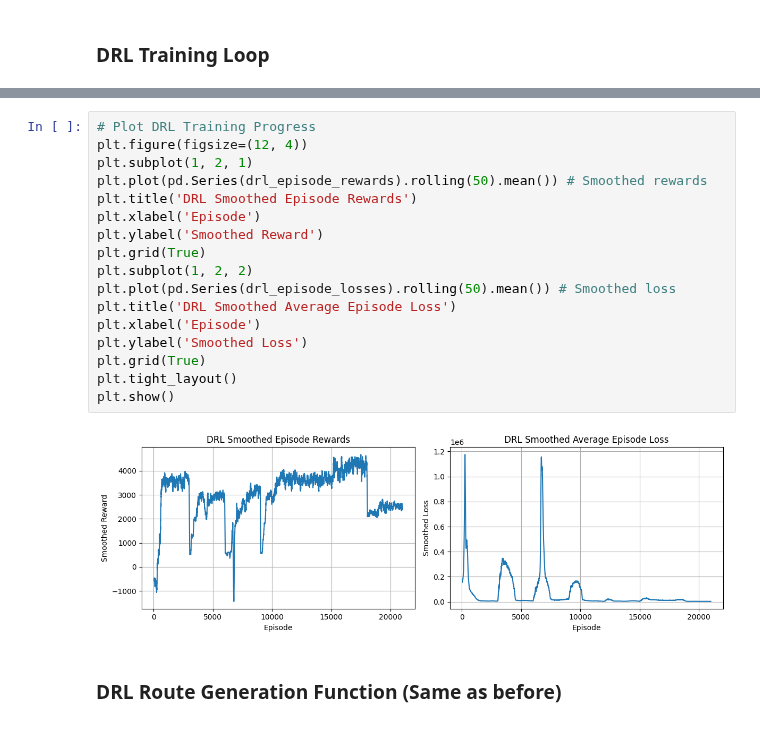
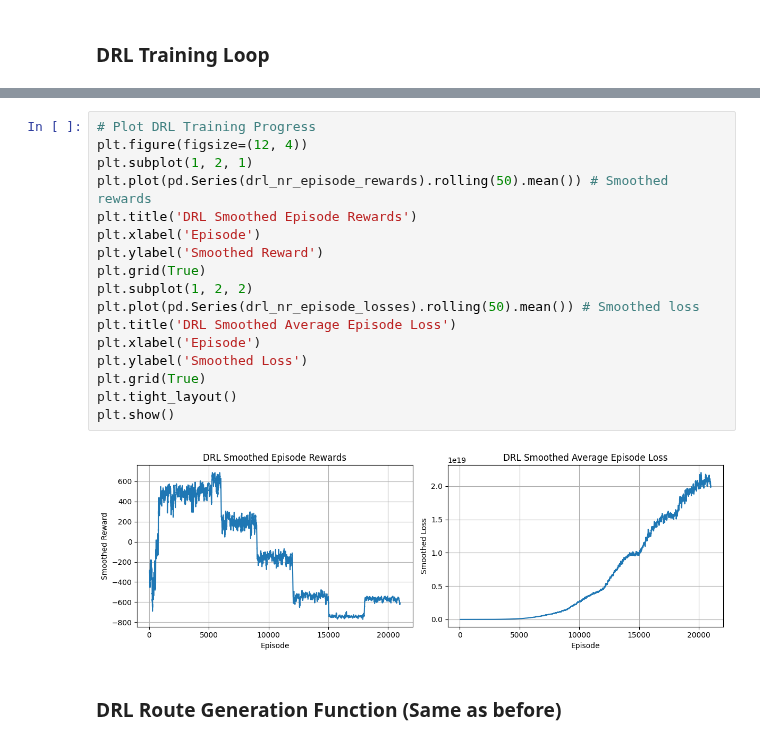
Before and after one commit to adpineres-ef/Pytorch-DRL-Model-Build, a Jupyter notebook: Training/DRL_LoopRouting.ipynb, the cells around one changed output, grey strips where cells are left out. Drawn from its saved outputs; the diff is of its cells as text.

```diff
--- a/Training/DRL_LoopRouting.ipynb
+++ b/Training/DRL_LoopRouting.ipynb
@@ -722,22 +432,22 @@ DRL Training (No Revisit) Finished. Total time: 139.97 seconds
 # %%
 # Plot DRL Training Progress
 plt.figure(figsize=(12, 4))
 plt.subplot(1, 2, 1)
-plt.plot(pd.Series(drl_episode_rewards).rolling(50).mean()) # Smoothed rewards
+plt.plot(pd.Series(drl_nr_episode_rewards).rolling(50).mean()) # Smoothed rewards
 plt.title('DRL Smoothed Episode Rewards')
 plt.xlabel('Episode')
 plt.ylabel('Smoothed Reward')
 plt.grid(True)
 plt.subplot(1, 2, 2)
-plt.plot(pd.Series(drl_episode_losses).rolling(50).mean()) # Smoothed loss
+plt.plot(pd.Series(drl_nr_episode_losses).rolling(50).mean()) # Smoothed loss
 plt.title('DRL Smoothed Average Episode Loss')
 plt.xlabel('Episode')
 plt.ylabel('Smoothed Loss')
 plt.grid(True)
 plt.tight_layout()
 plt.show()
 # %% [output]
-[figure, old version]
+[figure, new version]
 # %% [markdown]
 ### DRL Route Generation Function (Same as before)
 # %%
```
Also changed, not shown: parts of 8 cells of this notebook.
